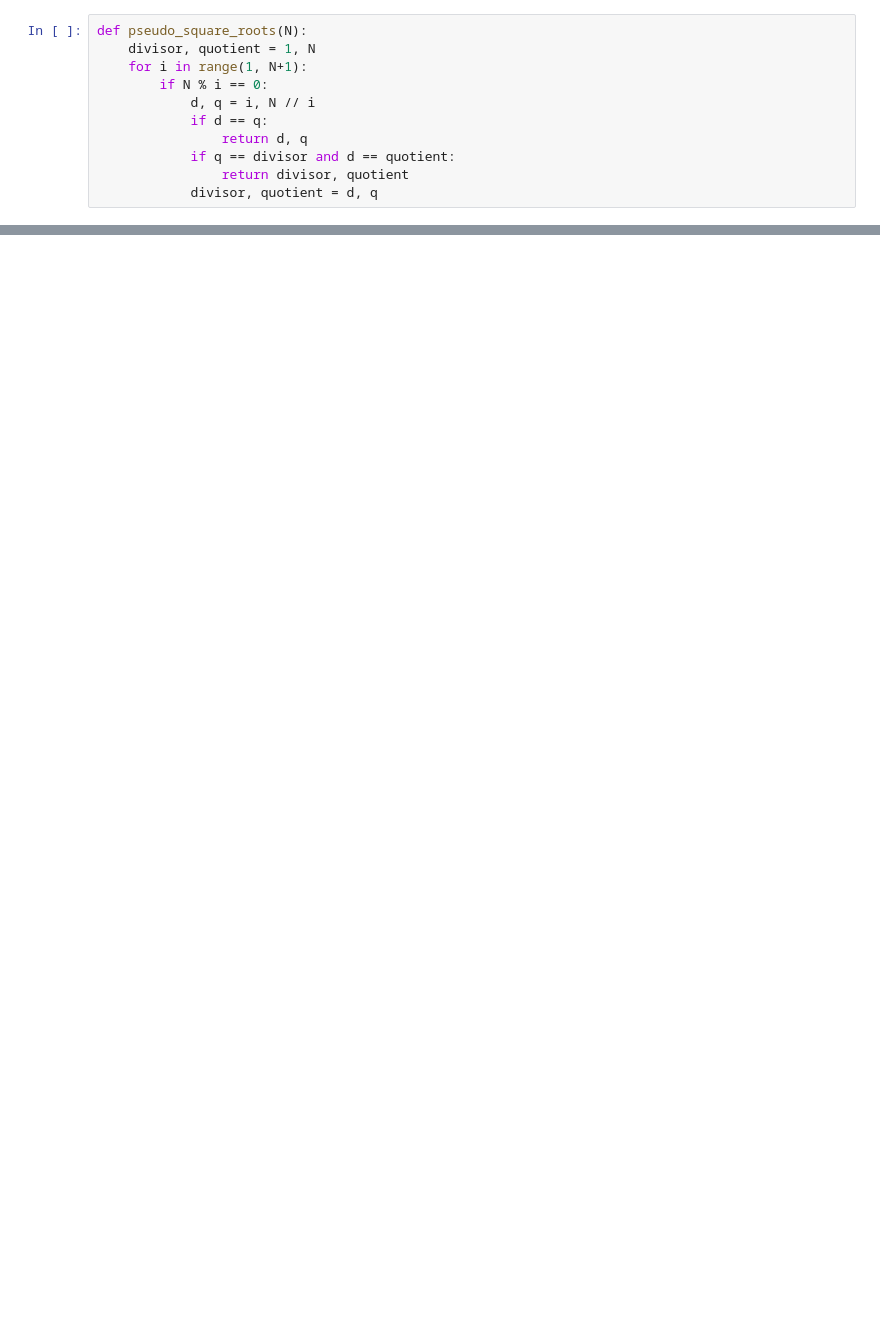
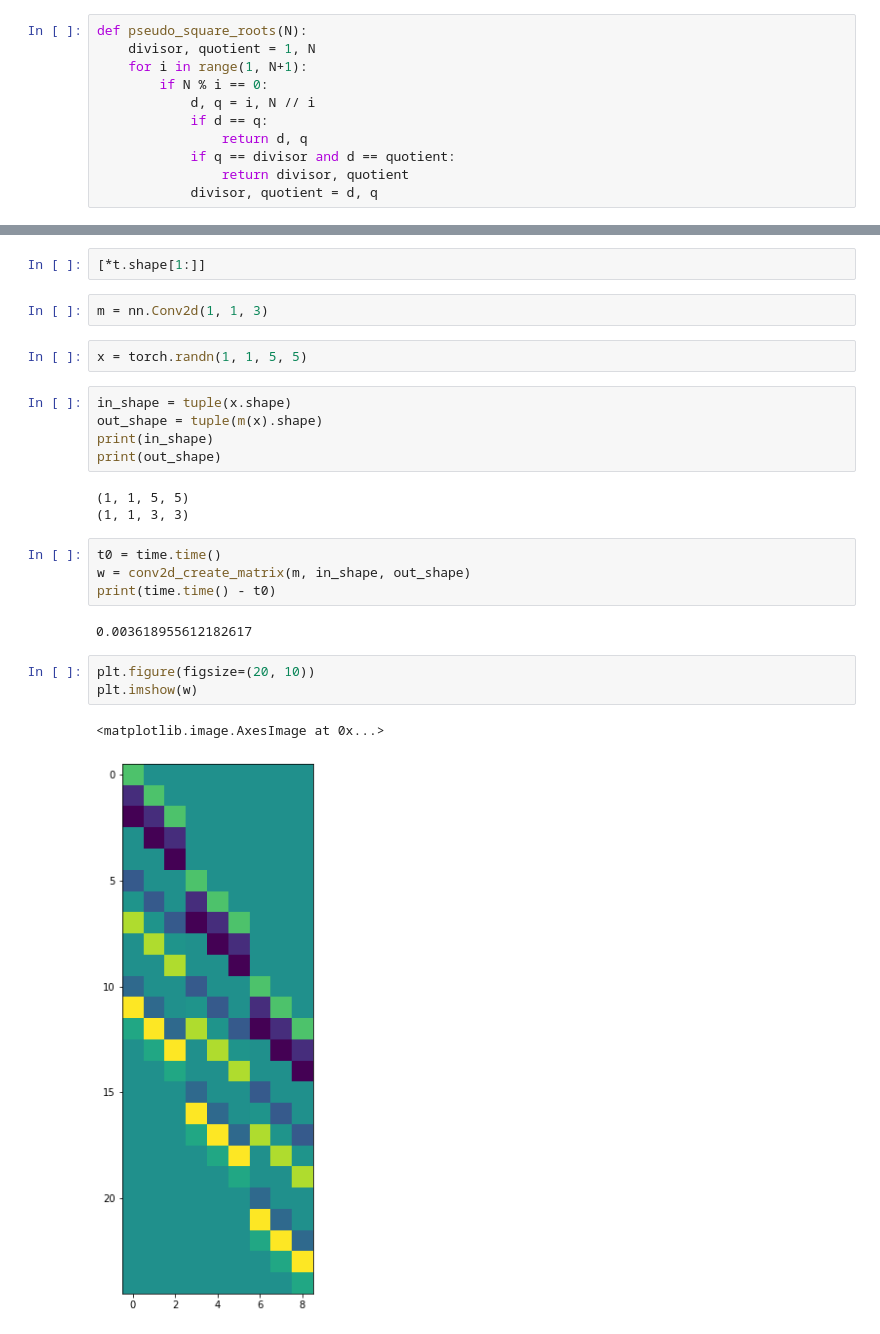
Before and after one commit to ejmichaud/ai-experiments, a Jupyter notebook: effective-information/convolutional-layers.ipynb, the cells around one changed output, grey strips where cells are left out. Cells and saved outputs as stored; diff of their text form; blank space fills up the shorter version.

```diff
--- a/effective-information/convolutional-layers.ipynb
+++ b/effective-information/convolutional-layers.ipynb
@@ -190,0 +223,26 @@ for i in range(NUM_FEATURES):
+# %%
+[*t.shape[1:]]
+# %%
+m = nn.Conv2d(1, 1, 3)
+# %%
+x = torch.randn(1, 1, 5, 5)
+# %%
+in_shape = tuple(x.shape)
+out_shape = tuple(m(x).shape)
+print(in_shape)
+print(out_shape)
+# %% [output]
+(1, 1, 5, 5)
+(1, 1, 3, 3)
+# %%
+t0 = time.time()
+w = conv2d_create_matrix(m, in_shape, out_shape)
+print(time.time() - t0)
+# %% [output]
+0.003618955612182617
+# %%
+plt.figure(figsize=(20, 10))
+plt.imshow(w)
+# %% [output]
+<matplotlib.image.AxesImage at 0x...>
+[figure, added]
```
Also changed, not shown: parts of 25 cells of this notebook, 2 other files.
